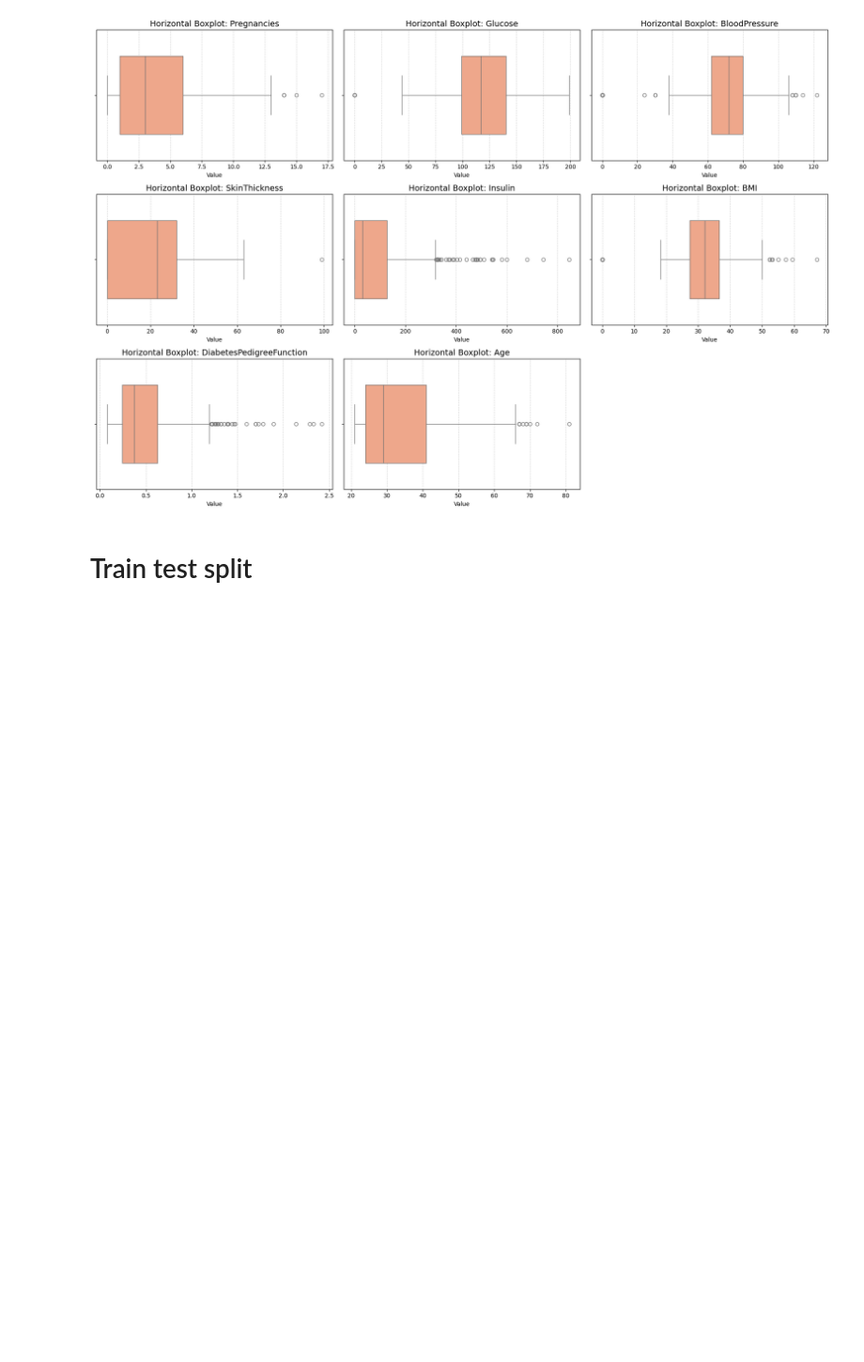
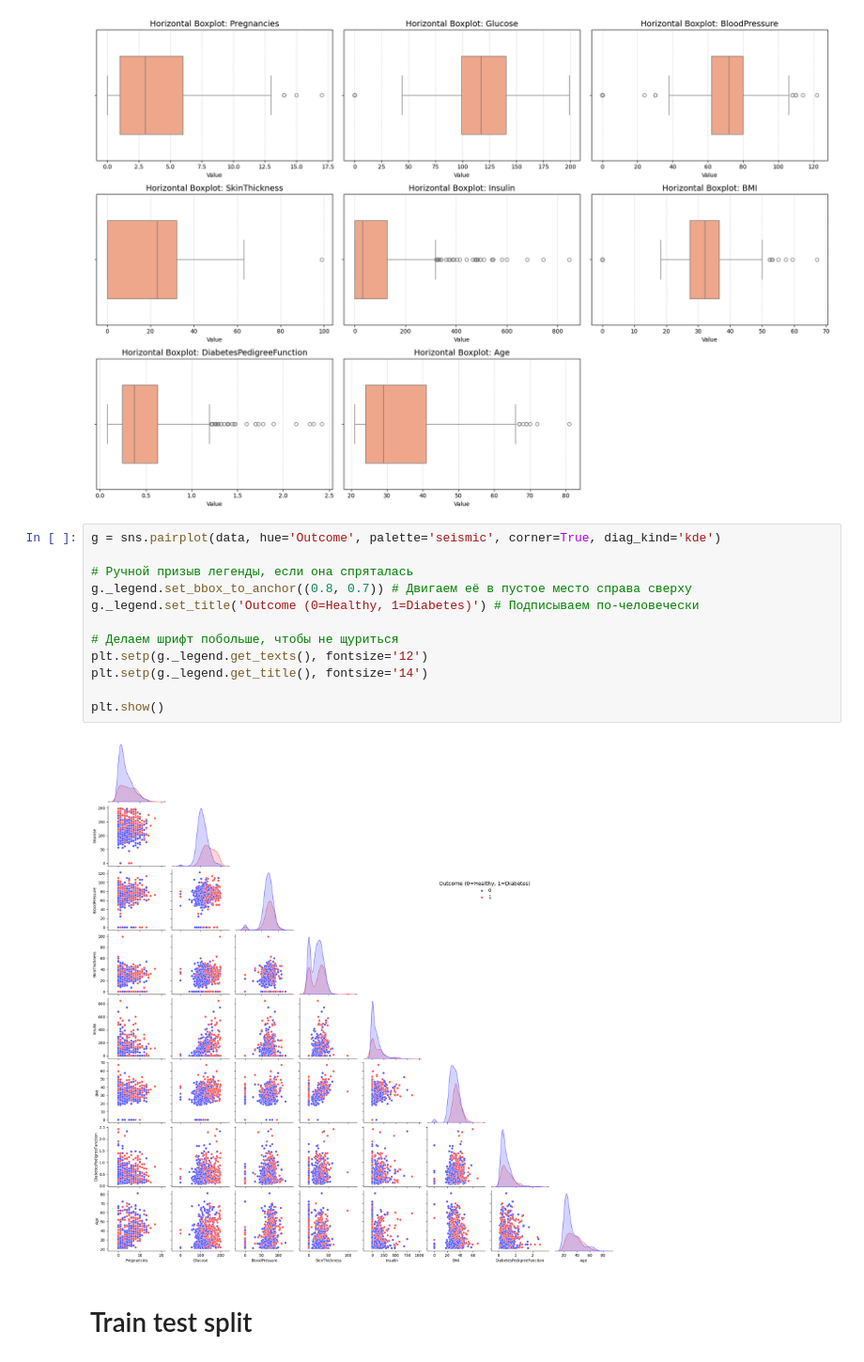
Before and after one commit to avvv-ml-prep-materials/a_nf_0022_ds-diabetes-challenge, a Jupyter notebook: 2_Diabetes_Challenge_WiP2.ipynb, the cells around one changed output. Shown at 94% size. Cells and saved outputs as stored; diff of their text form; blank space fills up the shorter version.

```diff
--- a/2_Diabetes_Challenge_WiP2.ipynb
+++ b/2_Diabetes_Challenge_WiP2.ipynb
@@ -367,6 +367,20 @@ plt.tight_layout()
 plt.show()
 # %% [output]
 [figure]
+# %%
+g = sns.pairplot(data, hue='Outcome', palette='seismic', corner=True, diag_kind='kde')
+
+# Ручной призыв легенды, если она спряталась
+g._legend.set_bbox_to_anchor((0.8, 0.7)) # Двигаем её в пустое место справа сверху
+g._legend.set_title('Outcome (0=Healthy, 1=Diabetes)') # Подписываем по-человечески
+
+# Делаем шрифт побольше, чтобы не щуриться
+plt.setp(g._legend.get_texts(), fontsize='12')
+plt.setp(g._legend.get_title(), fontsize='14')
+
+plt.show()
+# %% [output]
+[figure, added]
 # %% [markdown]
 # Train test split
 # %% [markdown]
```
